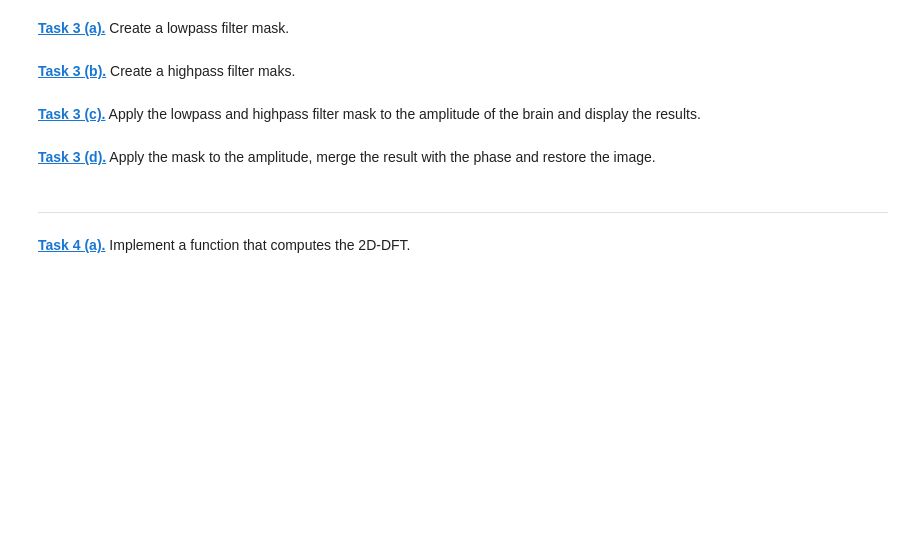
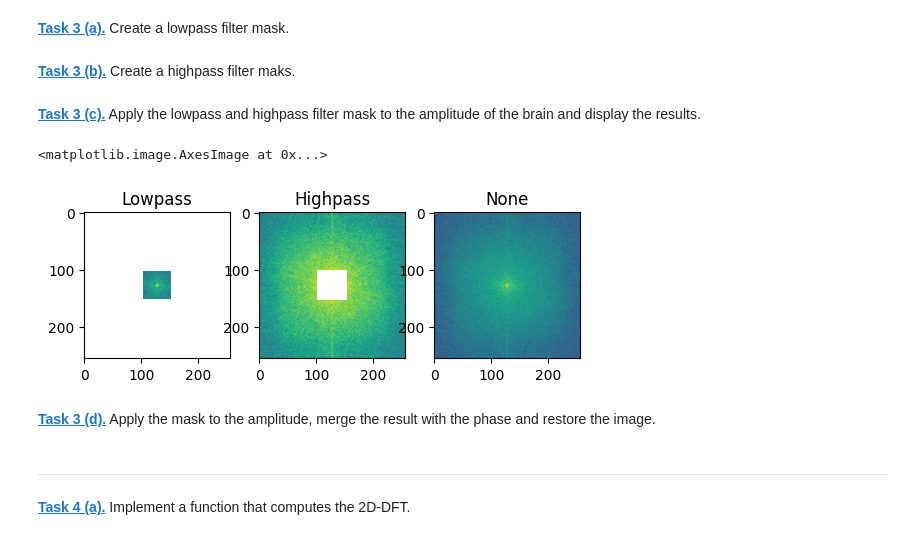
Before and after one commit to Anastasia933/FS5Python, a Jupyter notebook: fourier.ipynb, the cells around one changed output. Drawn from its saved outputs; the diff is of its cells as text; code cells hidden in the pictures; blank space fills up the shorter version.

```diff
--- a/fourier.ipynb
+++ b/fourier.ipynb
@@ -128,6 +125,37 @@ filter_window_size = 50
+# %%
+lowpass = np.zeros_like(cell_img)
+filter_window_size = 50
+filter_window_size_2 = 50//2
+center = lowpass.shape[0] // 2
+start, end = center - filter_window_size_2, center + filter_window_size_2
+
+lowpass[start:end, start:end] = 1
 # %% [markdown]
 **[Task 3 (b).]()** Create a highpass filter maks.
+# %%
+highpass = 1-lowpass
 # %% [markdown]
 **[Task 3 (c).]()** Apply the lowpass and highpass filter mask to the amplitude of the brain and display the results.
+# %%
+amplitude_br = np.abs(brain_ftsh)
+
+amplitude_low = amplitude_br * lowpass
+amplitude_high = amplitude_br * highpass
+
+
+plt.subplot(1,3,1)
+plt.title('Lowpass')
+plt.imshow(np.log(amplitude_low))
+
+plt.subplot(1,3,2)
+plt.title('Highpass')
+plt.imshow(np.log(amplitude_high))
+
+plt.subplot(1,3,3)
+plt.title('None')
+plt.imshow(np.log(amplitude_br))
+# %% [output]
+<matplotlib.image.AxesImage at 0x...>
+[figure, added]
 # %% [markdown]
 **[Task 3 (d).]()** Apply the mask to the amplitude, merge the result with the phase and restore the image.
```
Also changed, not shown: parts of 2 cells of this notebook.
